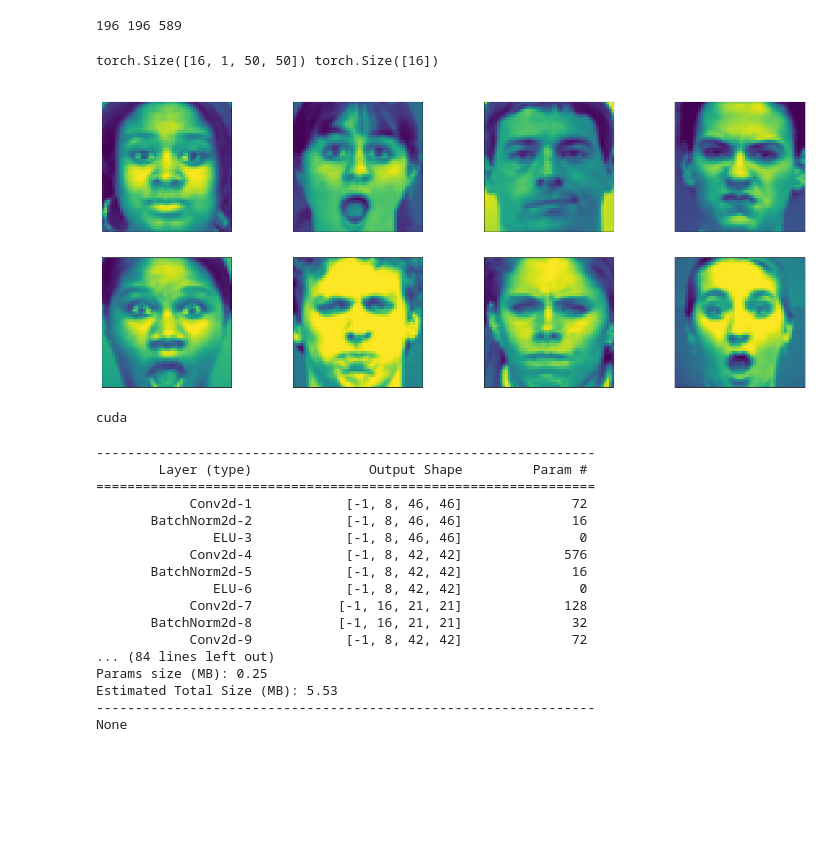
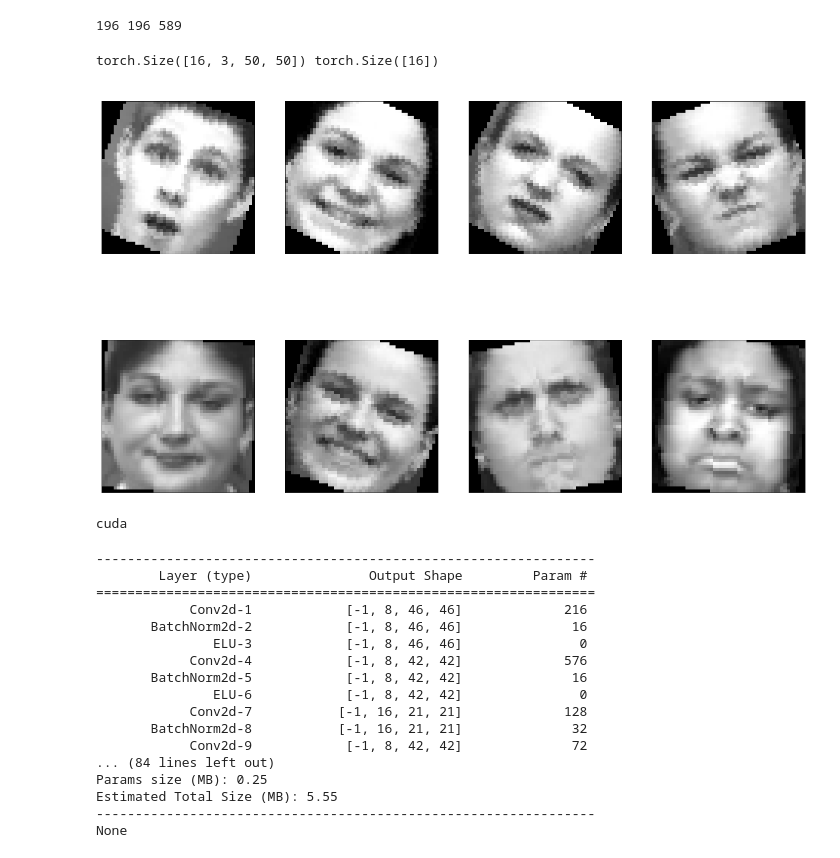
Before and after one commit to dmswl0707/LightWeightedNetwork_for_FaceExpressionRecognition, a Jupyter notebook: ckplus_train_test_val.ipynb, the cells around one changed output. Saved outputs shown, nothing was run; the diff lists cells and outputs as text; code cells hidden in the pictures; blank space fills up the shorter version.

```diff
--- a/ckplus_train_test_val.ipynb
+++ b/ckplus_train_test_val.ipynb
@@ -35,6 +35,5 @@ Mounted at /content/drive/
 # %%
 transform_train = transforms.Compose([transforms.Resize((50,50)),
-                                    transforms.Grayscale(),
                                     transforms.RandomRotation(degrees=30),
                                     transforms.RandomHorizontalFlip(),
                                     transforms.ToTensor(),
@@ -42,7 +41,6 @@ transform_train = transforms.Compose([transforms.Resize((50,50)),
                                     ])
 
 transform_test = transforms.Compose([transforms.Resize((50,50)),
-                                    transforms.Grayscale(),
                                     transforms.ToTensor(),
                                     transforms.Normalize((0.5),(0.5))])
 # %%
@@ -96,42 +94,41 @@ train_sampler = SubsetRandomSampler(train_idx)
 test_sampler = SubsetRandomSampler(test_idx)
 val_sampler = SubsetRandomSampler(val_idx)
 
 
 dataset_sizes = {
     'train' : len(train_idx),
     'test' : len(test_idx),
     'val' : len(val_idx)
 }
 
 batch_size = 16
 
 loaders = {
     'train': torch.utils.data.DataLoader(train_dataset, batch_size = batch_size, sampler=train_sampler),
     'test': torch.utils.data.DataLoader(test_dataset, batch_size = batch_size, sampler=test_sampler),
     'val': torch.utils.data.DataLoader(train_dataset, batch_size = batch_size, sampler=val_sampler),
 }
 
+import numpy as np
+
 
 def imshow(img):
-    img = (img+1)/2
-    img = img.squeeze()
-    np_img = np.asarray(img)
-    plt.imshow(np_img)
+    img = img / 2 + 0.5
+    plt.imshow(np.transpose(img, (1, 2, 0)))
 
-
-dataiter = iter(loaders['test'])
+dataiter = iter(loaders['train'])
 images, labels = dataiter.next()
 print(images.shape,labels.shape)
 images = images.numpy()
-fig = plt.figure(figsize=(25, 10))
+fig = plt.figure(figsize=(25, 16))
 
 for idx in np.arange(8):
     ax = fig.add_subplot(2, 4, idx+1, xticks=[], yticks=[])
     imshow(images[idx])
     ax.set_title(categories[int(labels[idx])],fontsize=20,color='white')
 # %% [output]
-torch.Size([16, 1, 50, 50]) torch.Size([16])
+torch.Size([16, 3, 50, 50]) torch.Size([16])
-[figure, old version]
+[figure, new version]
 # %%
 import torch.nn as nn
 import torch
@@ -451,7 +447,7 @@ cuda
 # %%
 model_ft = Model(num_classes=7)
 model_ft = model_ft.to(device)
-print(summary(model_ft,(1,50,50)))
+print(summary(model_ft,(3,50,50)))
 criterion = nn.CrossEntropyLoss()
 optimizer = optim.SGD(model_ft.parameters(), momentum=0.9,lr=0.02, weight_decay=5e-3)
 
@@ -461,7 +457,7 @@ exp_lr_scheduler = optim.lr_scheduler.StepLR(optimizer, step_size=7, gamma=0.001
 ----------------------------------------------------------------
         Layer (type)               Output Shape         Param #
 ================================================================
-            Conv2d-1            [-1, 8, 46, 46]              72
+            Conv2d-1            [-1, 8, 46, 46]             216
        BatchNorm2d-2            [-1, 8, 46, 46]              16
                ELU-3            [-1, 8, 46, 46]               0
             Conv2d-4            [-1, 8, 42, 42]             576
@@ -472,7 +468,7 @@ exp_lr_scheduler = optim.lr_scheduler.StepLR(optimizer, step_size=7, gamma=0.001
             Conv2d-9            [-1, 8, 42, 42]              72
 ... (84 lines left out)
 Params size (MB): 0.25
-Estimated Total Size (MB): 5.53
+Estimated Total Size (MB): 5.55
 ----------------------------------------------------------------
 None
 # %%
```
Also changed, not shown: parts of 6 cells of this notebook.
